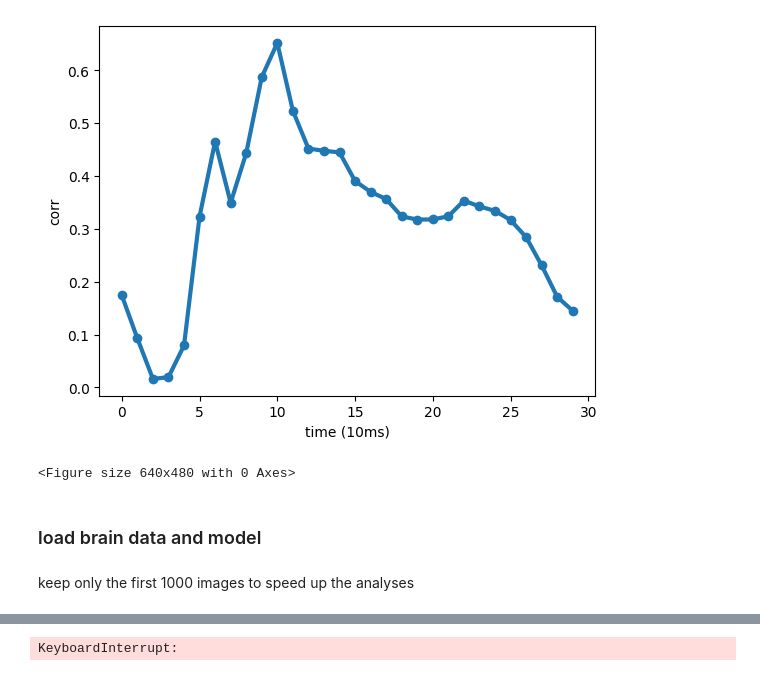
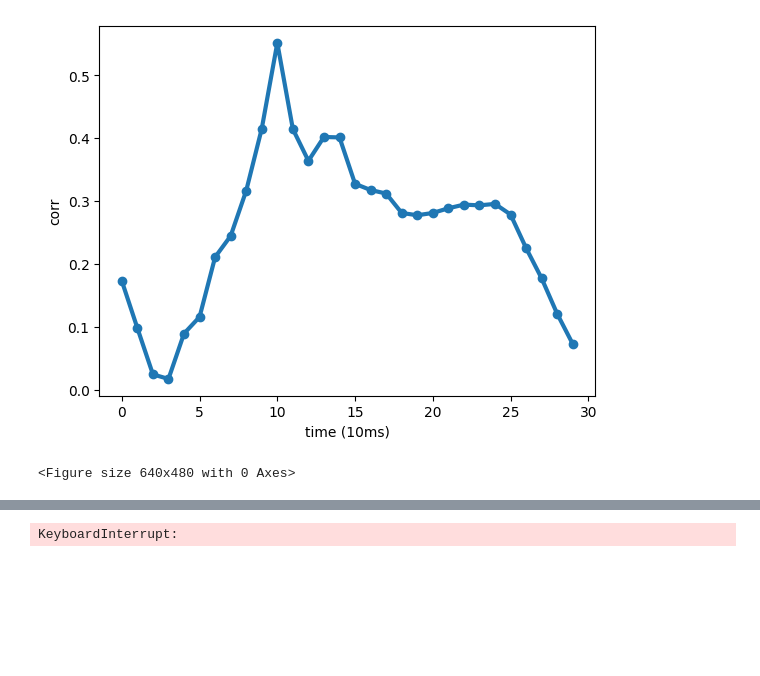
Before and after one commit to TizianoCausin01/useful_stuff, a Jupyter notebook: python_scripts/scripts/regression_oop_dev.ipynb, the cells around one changed output, grey strips where cells are left out. Cells and saved outputs as stored; diff of their text form; code cells hidden in the pictures; blank space fills up the shorter version.

```diff
--- a/python_scripts/scripts/regression_oop_dev.ipynb
+++ b/python_scripts/scripts/regression_oop_dev.ipynb
@@ -27,5 +25,5 @@ cfg = Cfg()
 # %%
 raster = load_img_natraster(paths, cfg.monkey_name, cfg.date, new_fs=cfg.new_fs)
 # %%
-ba_raster = TimeSeries(raster.get_array()[:50, :, :], fs=cfg.new_fs)
+ba_raster = TimeSeries(raster.get_array()[:5, :, :], fs=cfg.new_fs)
 # %%
@@ -184,21 +217,22 @@ cmap = plt.cm.viridis
 t_pts = 30
 colors = cmap(np.linspace(0, 1, ba_raster.get_array().shape[0]))
 time_score_r2 = []
-for i in range(t_pts):
+for i in range(10):
     X = features
     Y = ba_raster[i]
     neu, pts = Y.shape
     score = None
     counter = 0
-    for train_idx, test_idx in model.get_cv_obj().split(X):
-        X_train, Y_train = X[:, train_idx], Y[:, train_idx]
-        X_test, Y_test = X[:, test_idx], Y[:, test_idx]
-        model.fit(X_train, Y_train)
-        y_pred = model.predict(X_test)
-        counter+=1
-        if score is None:
-            score = model.score(X_test, Y_test)
-        else:
-            score += model.score(X_test, Y_test)
-    time_score_r2.append(score/counter)
+    # for train_idx, test_idx in model.get_cv_obj().split(X.T):
+    #     X_train, Y_train = X[:, train_idx], Y[:, train_idx]
+    #     X_test, Y_test = X[:, test_idx], Y[:, test_idx]
+    #     model.fit(X_train, Y_train)
+    #     y_pred = model.predict(X_test)
+    #     counter+=1
+    #     if score is None:
+    #         score = model.score(X_test, Y_test)
+    #     else:
+    #         score += model.score(X_test, Y_test)
+    score = model.crossvalidate(X, Y)
+    time_score_r2.append(score)
 # %%
@@ -229,30 +263,16 @@ for i in range(t_pts):
     X = features
     Y = ba_raster[i]
     neu, pts = Y.shape
-    score = None
-    counter = 0
-    for train_idx, test_idx in model.get_cv_obj().split(X):
-        X_train, Y_train = X[:, train_idx], Y[:, train_idx]
-        X_test, Y_test = X[:, test_idx], Y[:, test_idx]
-        model.fit(X_train, Y_train)
-        y_pred = model.predict(X_test)
-        counter+=1
-        if score is None:
-            score = model.score(X_test, Y_test)
-        else:
-            score += model.score(X_test, Y_test)
-    time_score_corr.append(score/counter)
+    score = model.crossvalidate(X, Y)
+    time_score_corr.append(score)
 # %%
+if type(time_score_corr) == list: time_score_corr = np.stack(time_score_corr, axis=-1)
 plt.plot(time_score_corr, "-o", linewidth=3)
 # plt.legend(fontsize=4, loc="center left", bbox_to_anchor=(1, 0.5))
 plt.ylabel("corr")
 plt.xlabel("time (10ms)")
 plt.show()
 plt.tight_layout()
 # %% [output]
-[figure, old version]
+[figure, new version]
 <Figure size 640x480 with 0 Axes>
-# %% [markdown]
-### load brain data and model
-# %% [markdown]
-keep only the first 1000 images to speed up the analyses
```
Also changed, not shown: parts of 23 cells of this notebook.
